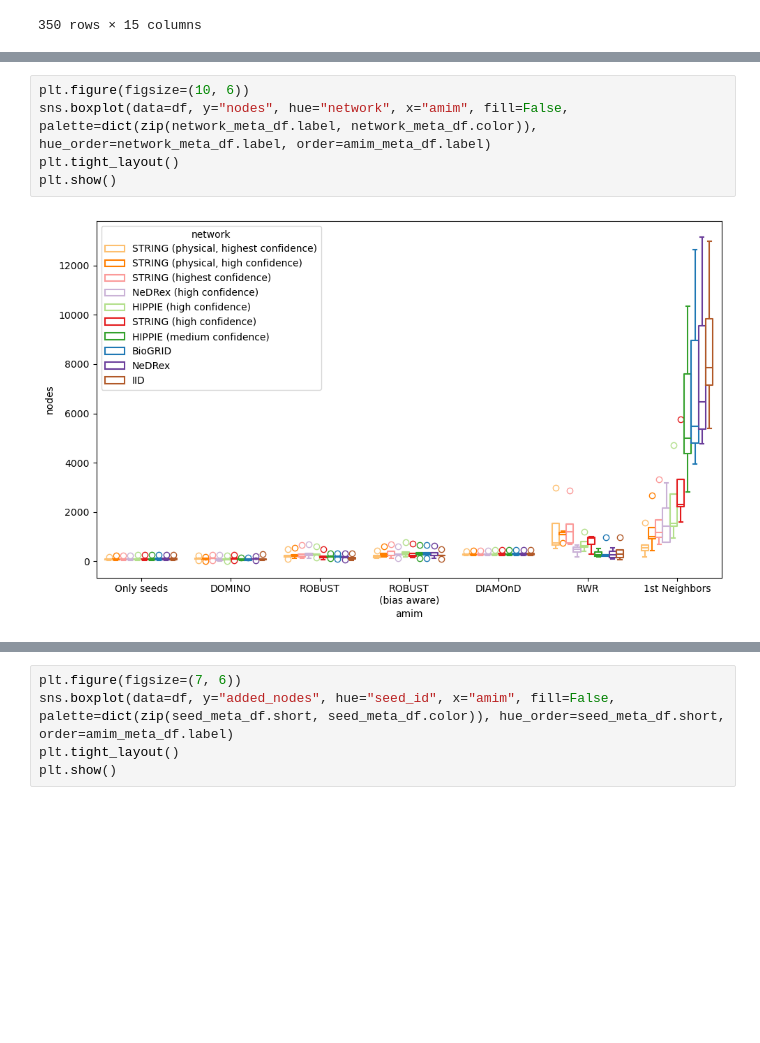
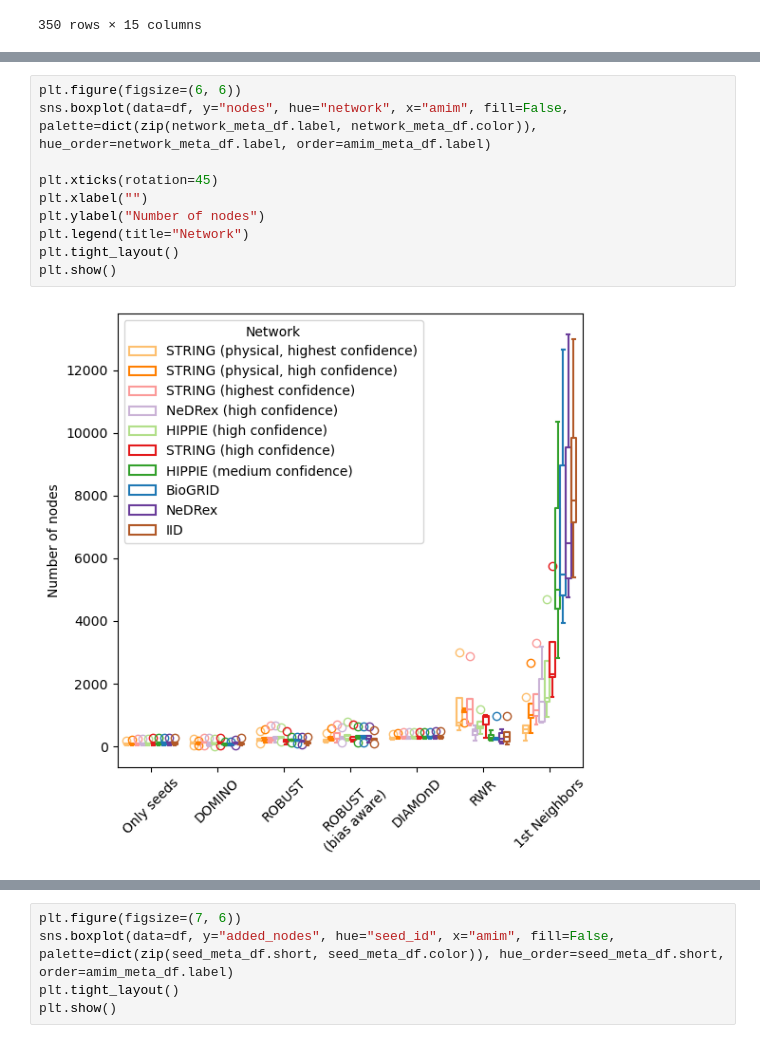
Before and after one commit to REPO4EU/modulediscovery_demonstration, a Jupyter notebook: src/04_visualize_module_topology.ipynb, the cells around one changed output, grey strips where cells are left out. Drawn from its saved outputs; the diff is of its cells as text; blank space fills up the shorter version.

```diff
--- a/src/04_visualize_module_topology.ipynb
+++ b/src/04_visualize_module_topology.ipynb
@@ -47,8 +47,13 @@ plt.show()
 # %%
-plt.figure(figsize=(10, 6))
+plt.figure(figsize=(6, 6))
 sns.boxplot(data=df, y="nodes", hue="network", x="amim", fill=False, palette=dict(zip(network_meta_df.label, network_meta_df.color)), hue_order=network_meta_df.label, order=amim_meta_df.label)
+
+plt.xticks(rotation=45)
+plt.xlabel("")
+plt.ylabel("Number of nodes")
+plt.legend(title="Network")
 plt.tight_layout()
 plt.show()
 # %% [output]
-[figure, old version]
+[figure, new version]
 # %%
```
Also changed, not shown: parts of 6 cells of this notebook, 3 other files.
